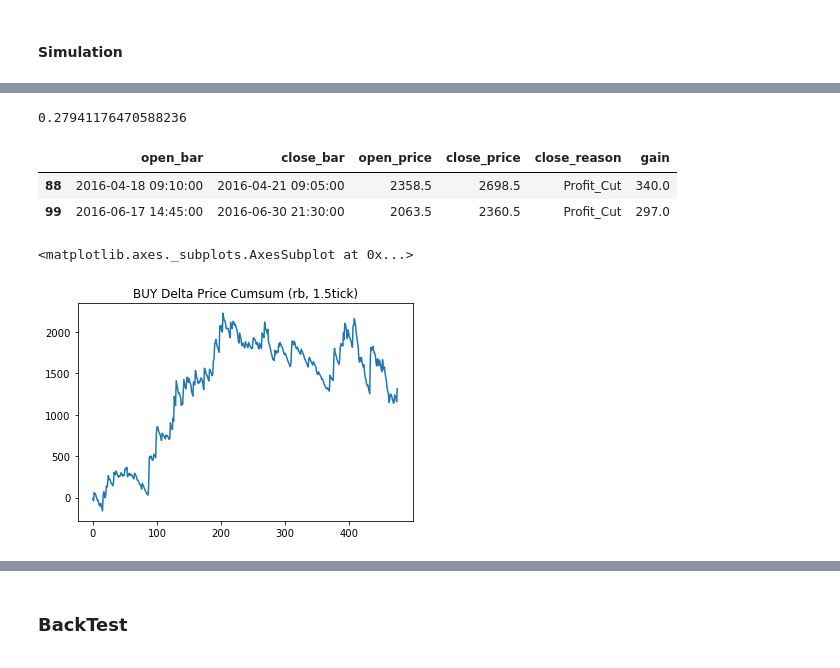
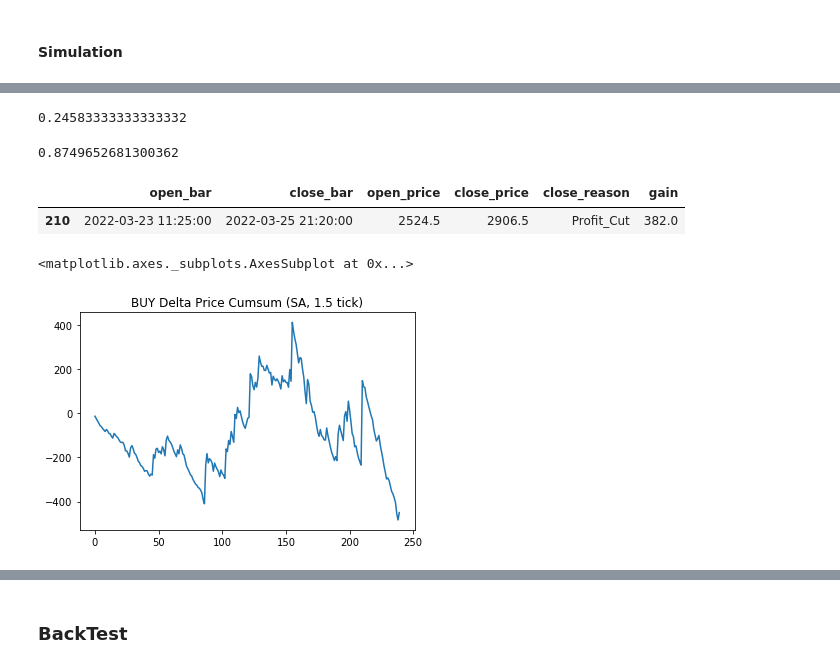
Before and after one commit to RichardS0268/Stock_cn_T0_Trend, a Jupyter notebook: CTA_data.ipynb, the cells around one changed output, grey strips where cells are left out. Saved outputs shown, nothing was run; the diff lists cells and outputs as text; code cells hidden in the pictures.

```diff
--- a/CTA_data.ipynb
+++ b/CTA_data.ipynb
@@ -77,10 +77,13 @@ F_data_D = pd.read_pickle('./dataset/F_data_D.pkl')
 # %% [markdown]
 Try Diffierent Timeframes:
 + 1 minutes: there may be more trading opportunities while also exits more noise. It's always okay if we can grab the correct opportunity ~5min later. But it's overwhelming to trigger a wrong signal whose cost is at least 2*tick.
+# %%
+scom = 'SA'
+FILTER = False
 # %%
 # 5 MINs
-COM_5 = F_data_5min['rb']
-COM_D = F_data_D['rb']
+COM_5 = F_data_5min[scom]
+COM_D = F_data_D[scom]
 
 COM_5 = COM_5.set_index('CLOCK', drop=False)
 COM_5 = COM_5.ffill()
@@ -248,10 +251,10 @@ def Double_STD_trigger(stmp):
 # %%
 COM_5 =  Double_STD_trigger(COM_5)
 # %%
-BSM_EMA, SSM_EMA = EMA_filter()
-
-COM_5['trigger'].loc[(COM_5['DATE'].apply(lambda x: x in BSM_EMA)) & (COM_5['trigger']==1)] = 0.0
-COM_5['trigger'].loc[(COM_5['DATE'].apply(lambda x: x in SSM_EMA)) & (COM_5['trigger']==-1)] = 0.0
+if FILTER:
+    BSM_EMA, SSM_EMA = EMA_filter()
+    COM_5['trigger'].loc[(COM_5['DATE'].apply(lambda x: x in BSM_EMA)) & (COM_5['trigger']==1)] = 0.0
+    COM_5['trigger'].loc[(COM_5['DATE'].apply(lambda x: x in SSM_EMA)) & (COM_5['trigger']==-1)] = 0.0
 # %%
 COM_5['trigger'].loc[COM_5['trigger']!=0]
 # %% [output]
@@ -271,7 +274,7 @@ Name: trigger, Length: 1456, dtype: float64
 # %% [markdown]
 #### Simulation
 # %%
-TICK = 1.5
+TICK = commodities[scom]['mintick'] * 1.5
 # %%
 BUY_trigger_list = list(COM_5['trigger'].loc[COM_5['trigger']== 1].index)
 SELL_trigger_list = list(COM_5['trigger'].loc[COM_5['trigger']==-1].index)
@@ -340,19 +339,22 @@ BUY_log['gain'] = BUY_log['close_price'] - BUY_log['open_price']
 # %%
 BUY_log['gain'].loc[BUY_log['gain']>0].shape[0]/BUY_log.shape[0]
 # %% [output]
-0.27941176470588236
+0.24583333333333332
+# %%
+-1 * BUY_log['gain'].loc[BUY_log['gain']>0].sum()/BUY_log['gain'].loc[BUY_log['gain']<0].sum()
+# %% [output]
+0.8749652681300362
 # %%
 BUY_log.loc[BUY_log['close_reason']=='Profit_Cut']
 # %% [output]
 |  | open_bar | close_bar | open_price | close_price | close_reason | gain |
-| 88 | 2016-04-18 09:10:00 | 2016-04-21 09:05:00 | 2358.5 | 2698.5 | Profit_Cut | 340.0 |
-| 99 | 2016-06-17 14:45:00 | 2016-06-30 21:30:00 | 2063.5 | 2360.5 | Profit_Cut | 297.0 |
+| 210 | 2022-03-23 11:25:00 | 2022-03-25 21:20:00 | 2524.5 | 2906.5 | Profit_Cut | 382.0 |
 # %%
-plt.title('BUY Delta Price Cumsum (rb, 1.5tick)')
+plt.title(f'BUY Delta Price Cumsum ({scom}, {TICK} tick)')
 BUY_log['gain'].cumsum().plot()
 # %% [output]
 <matplotlib.axes._subplots.AxesSubplot at 0x...>
-[figure, old version]
+[figure, new version]
 # %%
 SELL_log = pd.DataFrame(columns=['open_bar', 'close_bar', 'open_price', 'close_price'])
 clock_rank = COM_5['CLOCK'].to_list()
```
Also changed, not shown: parts of 21 cells of this notebook, 25 other files.
